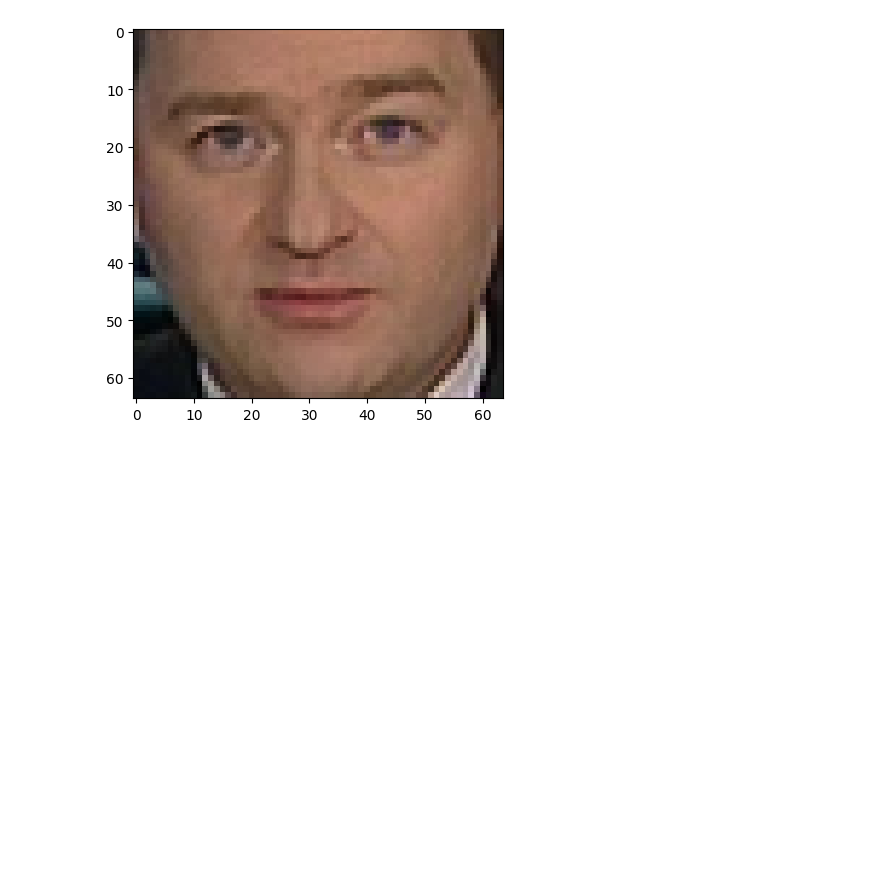
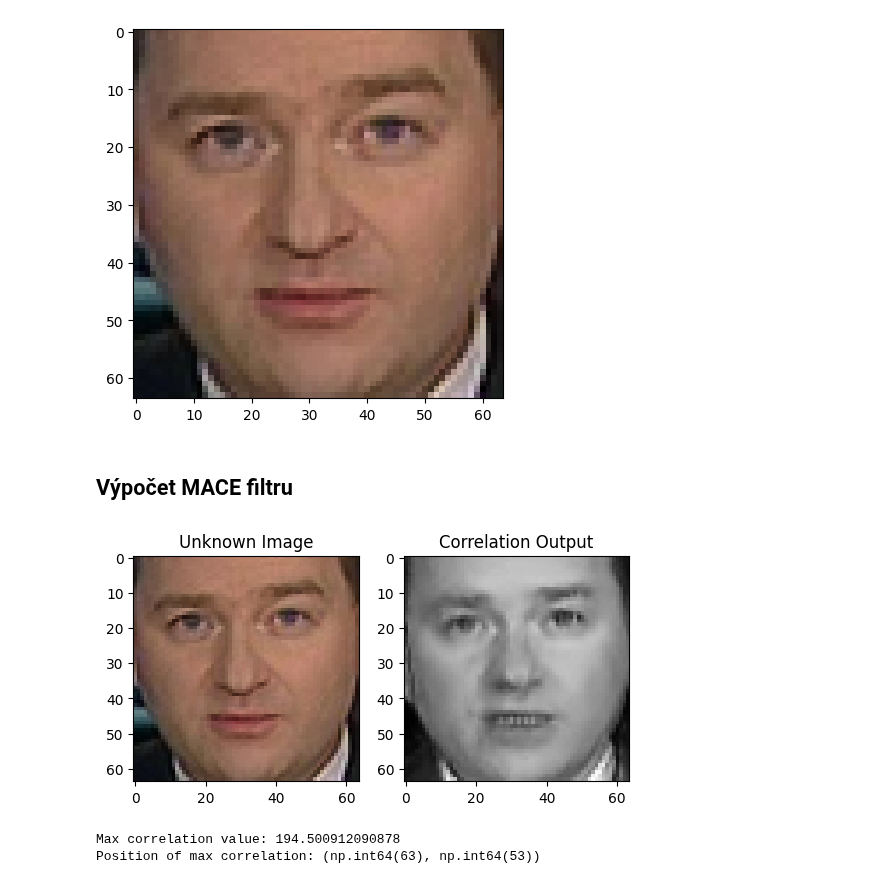
Before and after one commit to TUL-IT-2020/PVI-Pocitacove_videni, a Jupyter notebook: cviceni/cv11/PVI_C11.ipynb, the cells around one changed output. Drawn from its saved outputs; the diff is of its cells as text; code cells hidden in the pictures; blank space fills up the shorter version.

```diff
--- a/cviceni/cv11/PVI_C11.ipynb
+++ b/cviceni/cv11/PVI_C11.ipynb
@@ -104,7 +104,56 @@ if not os.path.exists(path):
 unknown_image_bgr = cv.imread(folder + uknown_file)
 unknown_image = cv.cvtColor(unknown_image_bgr, cv.COLOR_BGR2RGB)
 
+# Načtení neznámého obrázku
+unknown_img_gray = cv.cvtColor(unknown_image_bgr, cv.COLOR_BGR2GRAY)
+
 plt.imshow(unknown_image)
 # %% [output]
 <matplotlib.image.AxesImage at 0x...>
 [figure]
+# %% [markdown]
+## Výpočet MACE filtru
+# %%
+# Konvertovani do grayscale
+train_imgs = [cv.cvtColor(img, cv.COLOR_BGR2GRAY) for img in imgs]
+
+# Vytvoření trénovací matice
+X = np.array([np.fft.fft2(img).flatten() for img in train_imgs]).T
+
+# Vytvoření diagonální matice D
+D = np.diag(np.ones(X.shape[0]))
+
+# Výpočet MACE filtru
+Dm1 = np.linalg.inv(D)
+XH = X.conjugate().T
+M = np.matmul(Dm1, X)
+M = np.matmul(M, np.linalg.inv(np.matmul(XH, M)))
+M = np.matmul(M, XH)
+M = np.matmul(M, Dm1)
+# %%
+# Aplikace MACE filtru na neznámý obrázek
+unknown_fft = np.fft.fft2(unknown_img_gray).flatten()
+correlation = np.fft.ifft2(np.matmul(M, unknown_fft).reshape(unknown_img_gray.shape))
+# %%
+# Vyhodnocení výsledků
+plt.subplot(1, 2, 1)
+plt.imshow(unknown_image)
+plt.title("Unknown Image")
+
+plt.subplot(1, 2, 2)
+plt.imshow(np.abs(correlation), cmap="gray")
+plt.title("Correlation Output")
+
+plt.show()
+# %% [output]
+[figure, added]
+# %%
+# Získání třídy
+max_corr = np.max(np.abs(correlation))
+max_pos = np.unravel_index(np.argmax(np.abs(correlation)), correlation.shape)
+
+print(f"Max correlation value: {max_corr}")
+print(f"Position of max correlation: {max_pos}")
+# %% [output]
+Max correlation value: 194.500912090878
+Position of max correlation: (np.int64(63), np.int64(53))
```
Also changed, not shown: parts of 4 cells of this notebook.
